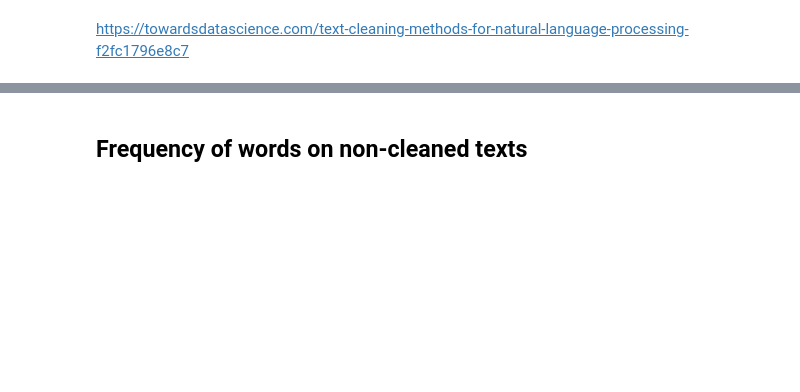
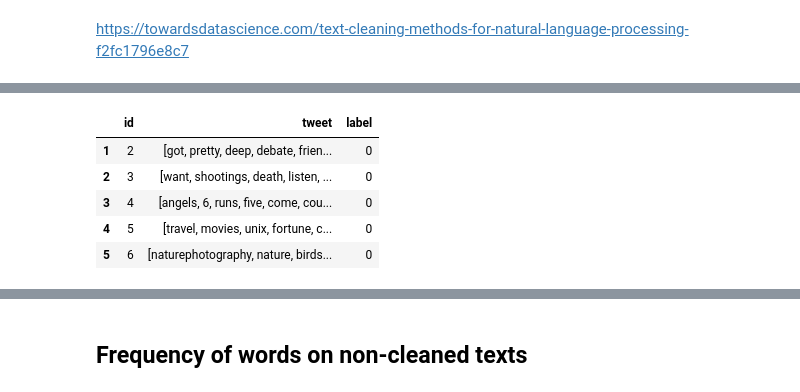
Before and after one commit to yasminsarkhosh/fyp2021p04g04, a Jupyter notebook: Yasmin_Notebook.ipynb, the cells around one changed output, grey strips where cells are left out. Saved outputs shown, nothing was run; the diff lists cells and outputs as text; code cells hidden in the pictures; blank space fills up the shorter version.

```diff
--- a/Yasmin_Notebook.ipynb
+++ b/Yasmin_Notebook.ipynb
@@ -620,6 +760,3 @@ test_clean.head()
-# %%
-test_clean['text_tokens_lemma'] = test_clean['tweet'].apply(lambda x: word_lemmatizer(x))
-test_clean.head()
 # %%
 test_clean_offensive = test_clean.loc[test_clean['label'] == 1]
 test_clean_offensive.head()
@@ -630,0 +764,14 @@ test_clean_nonoffensive['text_tokens_lemma'].head()
+# %%
+import csv
+test_clean_nonoffensive = test_clean.loc[test_clean['label'] == 0]
+
+test_clean_nonoffensive['tweet'].to_csv('test_cleaned_non_off_lang_df.csv',  quoting=csv.QUOTE_NONE, escapechar=' ')
+
+test_clean_nonoffensive.head()
+# %% [output]
+|  | id | tweet | label |
+| 1 | 2 | [got, pretty, deep, debate, frien... | 0 |
+| 2 | 3 | [want, shootings, death, listen, ... | 0 |
+| 3 | 4 | [angels, 6, runs, five, come, cou... | 0 |
+| 4 | 5 | [travel, movies, unix, fortune, c... | 0 |
+| 5 | 6 | [naturephotography, nature, birds... | 0 |
```
Also changed, not shown: parts of 26 cells of this notebook, 3 other files.
